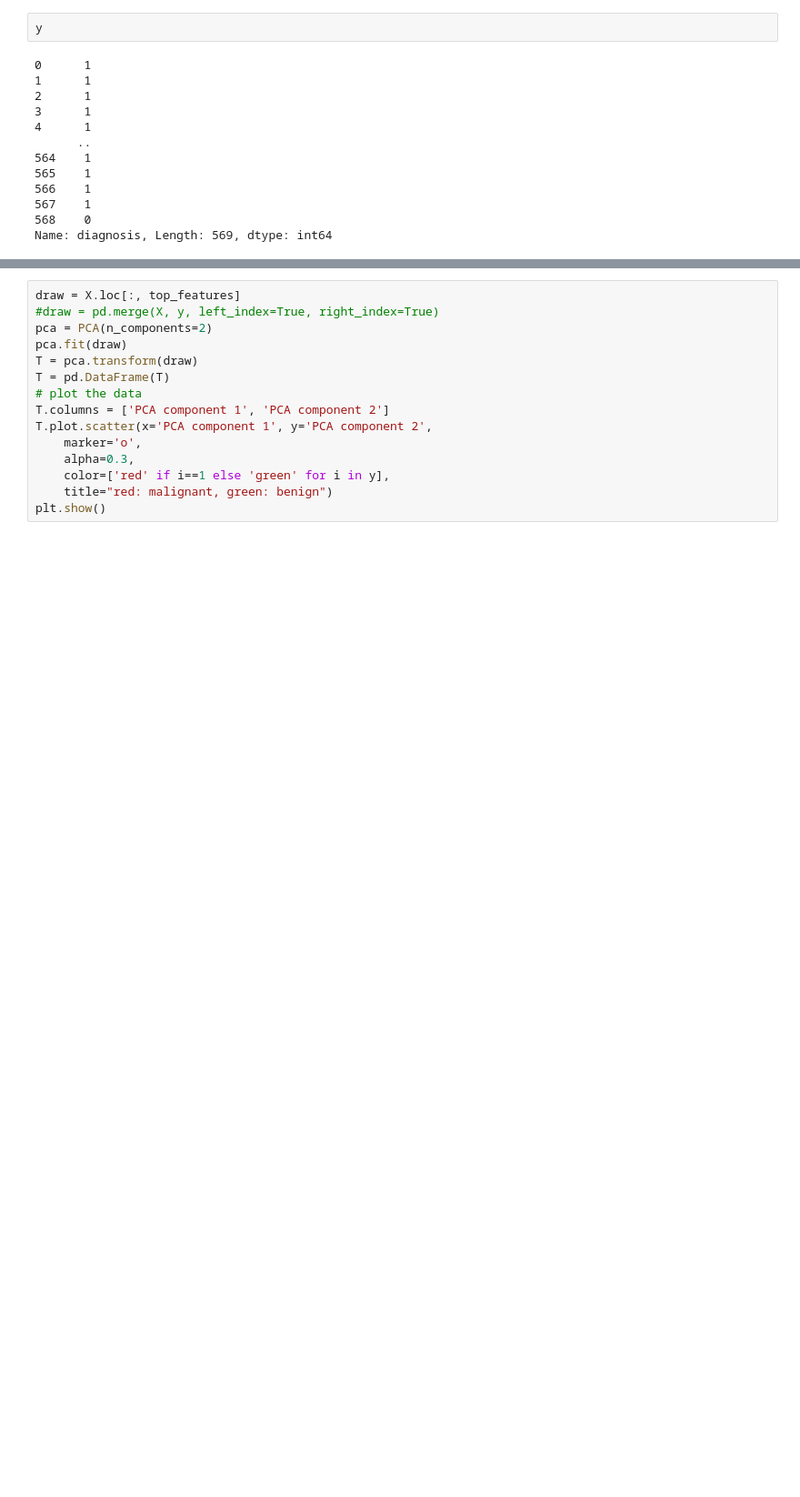
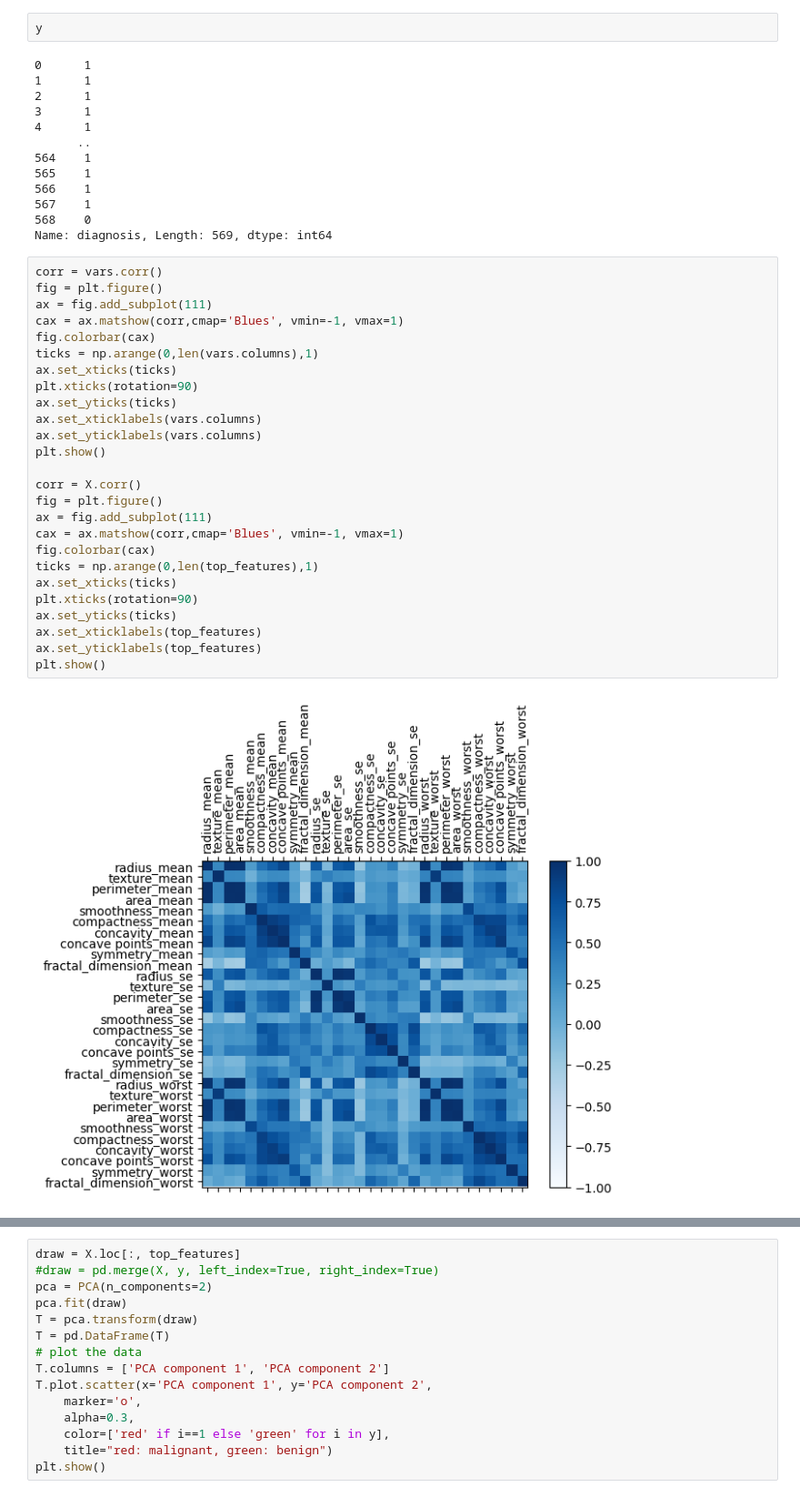
Before and after one commit to Virnirr/Breast-Cancer-Wisconsin-Machine-Learning, a Jupyter notebook: breast_cancer_prediction.ipynb, the cells around one changed output, grey strips where cells are left out. Shown: that part at 91% size. Cells and saved outputs as stored; diff of their text form; blank space fills up the shorter version.

Commit message:
corrMaps

```diff
--- a/breast_cancer_prediction.ipynb
+++ b/breast_cancer_prediction.ipynb
@@ -95,3 +95,31 @@ y
 567    1
 568    0
 Name: diagnosis, Length: 569, dtype: int64
+# %%
+corr = vars.corr()
+fig = plt.figure()
+ax = fig.add_subplot(111)
+cax = ax.matshow(corr,cmap='Blues', vmin=-1, vmax=1)
+fig.colorbar(cax)
+ticks = np.arange(0,len(vars.columns),1)
+ax.set_xticks(ticks)
+plt.xticks(rotation=90)
+ax.set_yticks(ticks)
+ax.set_xticklabels(vars.columns)
+ax.set_yticklabels(vars.columns)
+plt.show()
+
+corr = X.corr()
+fig = plt.figure()
+ax = fig.add_subplot(111)
+cax = ax.matshow(corr,cmap='Blues', vmin=-1, vmax=1)
+fig.colorbar(cax)
+ticks = np.arange(0,len(top_features),1)
+ax.set_xticks(ticks)
+plt.xticks(rotation=90)
+ax.set_yticks(ticks)
+ax.set_xticklabels(top_features)
+ax.set_yticklabels(top_features)
+plt.show()
+# %% [output]
+[figure, added]
```
Also changed, not shown: parts of 1 cell of this notebook.
